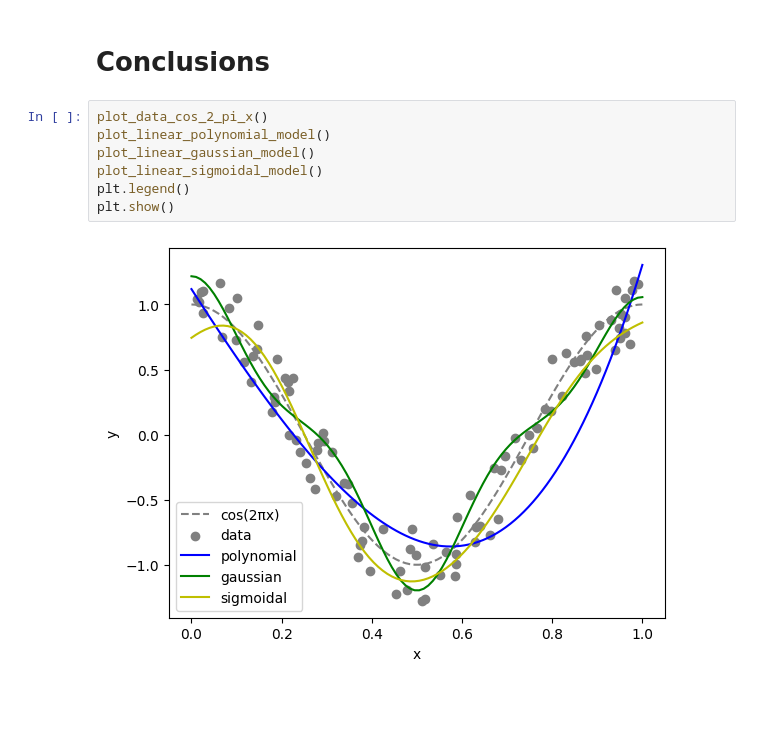
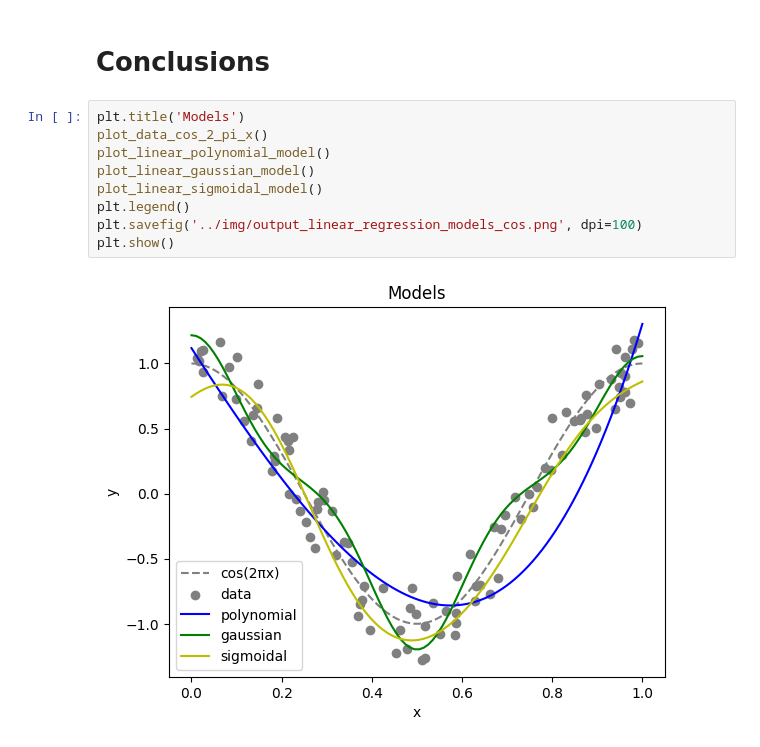
Before and after one commit to dayan3847/machine_learning, a Jupyter notebook: 2_1_gaussian_sigmoidal_basis_functions/linear_regression/data_cos_2_pi_x_linear_regression.ipynb, the cells around one changed output. Cells and saved outputs as stored; diff of their text form; blank space fills up the shorter version.

```diff
--- a/2_1_gaussian_sigmoidal_basis_functions/linear_regression/data_cos_2_pi_x_linear_regression.ipynb
+++ b/2_1_gaussian_sigmoidal_basis_functions/linear_regression/data_cos_2_pi_x_linear_regression.ipynb
@@ -227,14 +227,16 @@ plt.show()
 # %% [markdown]
 # Conclusions
 # %%
+plt.title('Models')
 plot_data_cos_2_pi_x()
 plot_linear_polynomial_model()
 plot_linear_gaussian_model()
 plot_linear_sigmoidal_model()
 plt.legend()
+plt.savefig('../img/output_linear_regression_models_cos.png', dpi=100)
 plt.show()
 # %% [output]
-[figure, old version]
+[figure, new version]
 # %%
 plt.title('Error')
 plt.plot(trainer_polynomial.error_history, label='polynomial', c='b', linestyle='-')
```
Also changed, not shown: parts of 1 cell of this notebook, 6 other files.
